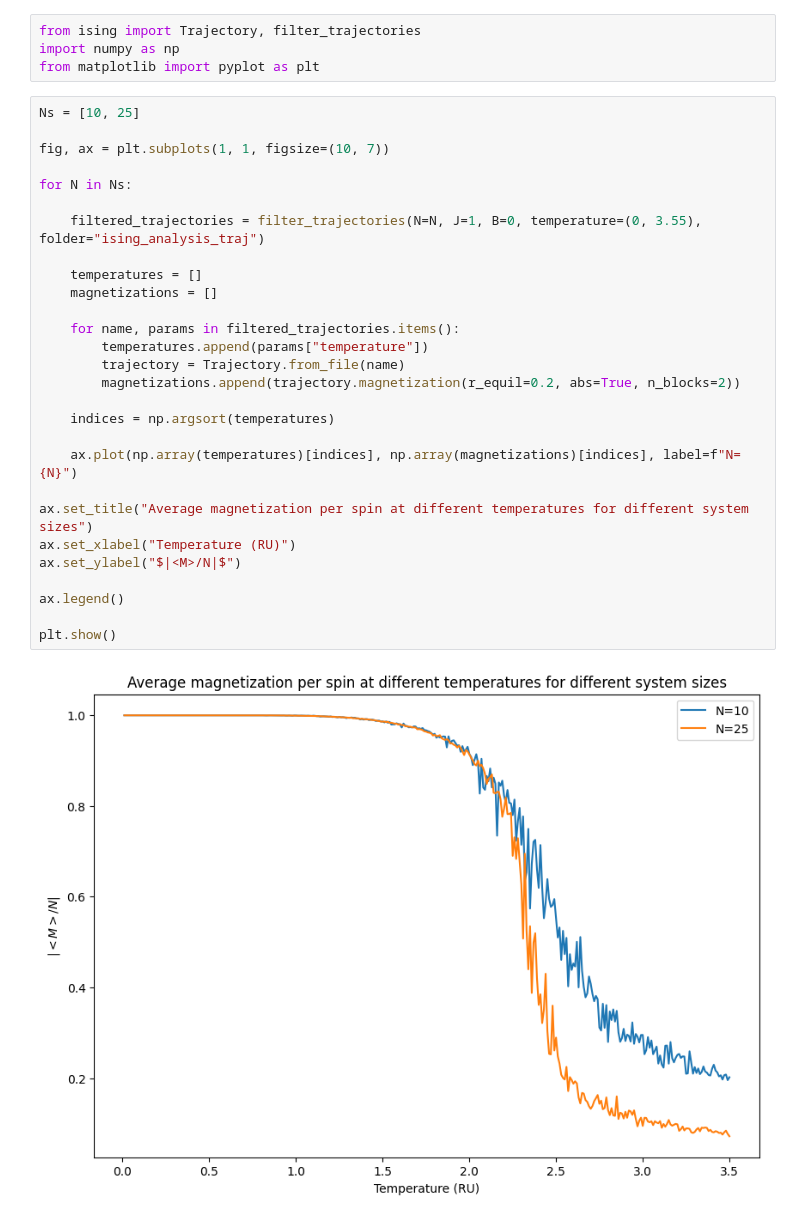
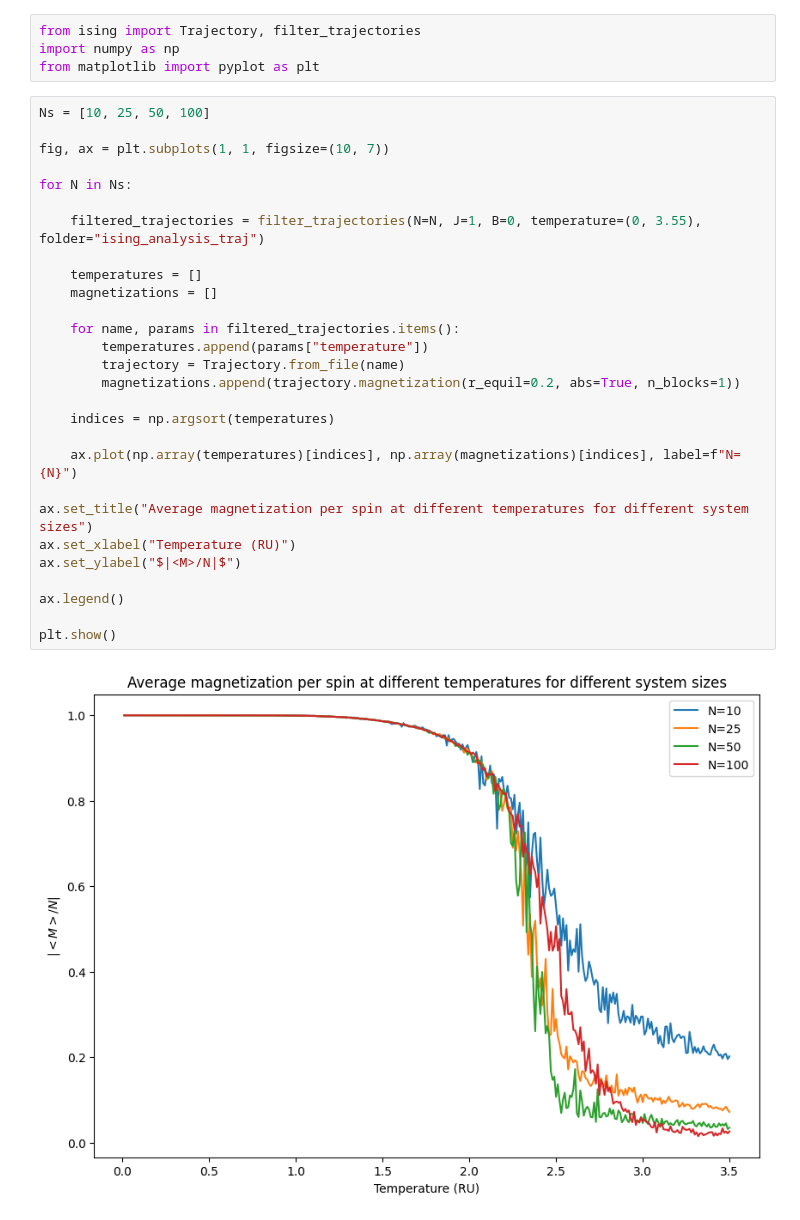
Before and after one commit to MaxNeg8/ml_ising, a Jupyter notebook: src/ising_analysis.ipynb, the cells around one changed output. Drawn from its saved outputs; the diff is of its cells as text.

```diff
--- a/src/ising_analysis.ipynb
+++ b/src/ising_analysis.ipynb
@@ -3,32 +3,32 @@ from ising import Trajectory, filter_trajectories
 import numpy as np
 from matplotlib import pyplot as plt
 # %%
-Ns = [10, 25]
+Ns = [10, 25, 50, 100]
 
 fig, ax = plt.subplots(1, 1, figsize=(10, 7))
 
 for N in Ns:
 
     filtered_trajectories = filter_trajectories(N=N, J=1, B=0, temperature=(0, 3.55), folder="ising_analysis_traj")
 
     temperatures = []
     magnetizations = []
 
     for name, params in filtered_trajectories.items():
         temperatures.append(params["temperature"])
         trajectory = Trajectory.from_file(name)
-        magnetizations.append(trajectory.magnetization(r_equil=0.2, abs=True, n_blocks=2))
+        magnetizations.append(trajectory.magnetization(r_equil=0.2, abs=True, n_blocks=1))
 
     indices = np.argsort(temperatures)
 
     ax.plot(np.array(temperatures)[indices], np.array(magnetizations)[indices], label=f"N={N}")
 
 ax.set_title("Average magnetization per spin at different temperatures for different system sizes")
 ax.set_xlabel("Temperature (RU)")
 ax.set_ylabel("$|<M>/N|$")
 
 ax.legend()
 
 plt.show()
 # %% [output]
-[figure, old version]
+[figure, new version]
```
